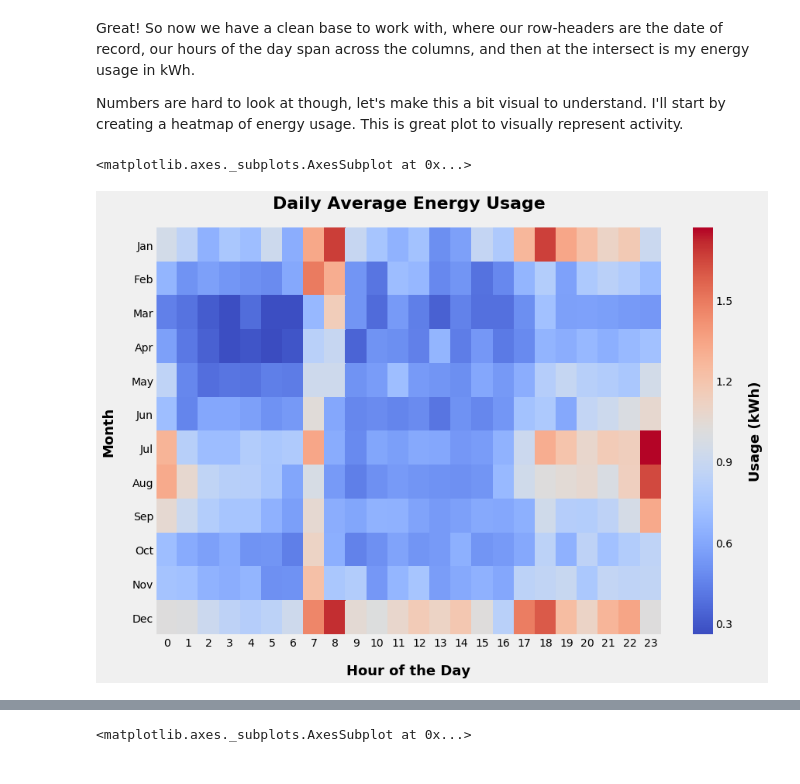
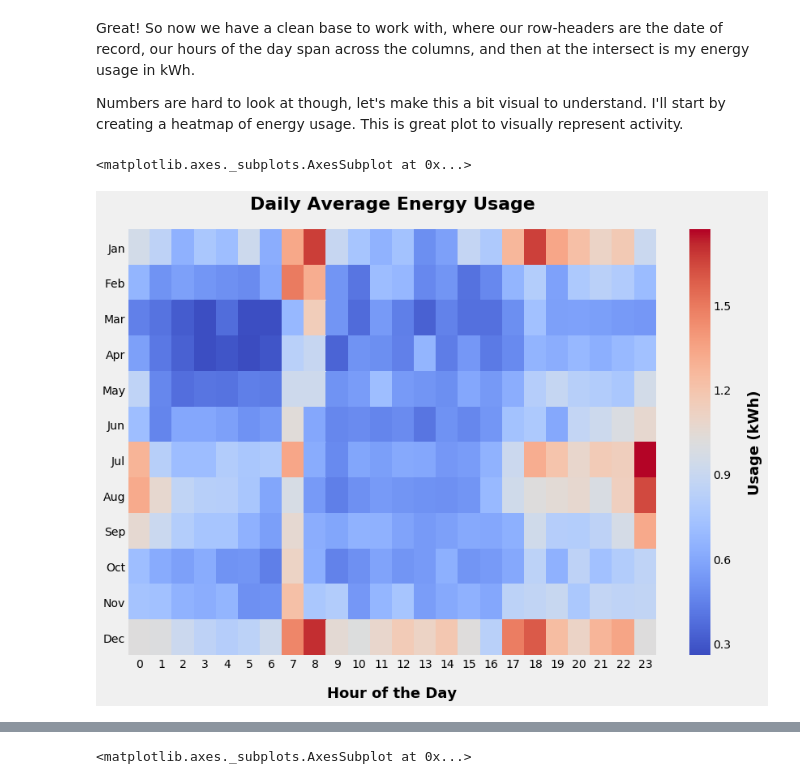
Before and after one commit to boonhapus/energy-usage-analysis, a Jupyter notebook: notebooks/Energy Analysis.ipynb, the cells around one changed output, grey strips where cells are left out. Drawn from its saved outputs; the diff is of its cells as text; code cells hidden in the pictures.

```diff
--- a/notebooks/Energy Analysis.ipynb
+++ b/notebooks/Energy Analysis.ipynb
@@ -196,35 +221,35 @@ plot to visually represent activity.
 # Leave our source data undisturbed.
 df = raw_df.copy()
 
-# Let's look at 2017 as a whole.
+# Let's look at 2017 as a whole, by month.
 df = df[df.date.dt.year == 2017].copy()
 df['month'] = df.date.dt.month
 df['month_name'] = df.date.apply(lambda x: x.strftime('%b'))
 
 # The 538 graph styles look clean to me without much work.
 style.use('fivethirtyeight')
 fig, ax = plt.subplots(figsize=(13, 9))
 
 # Plot our Figure
 ax = sns.heatmap(
     df.groupby(['month', 'month_name']).mean(),
     cmap='coolwarm',
     ax=ax,
 )
 
 # Grab a reference to the colorbar. When plotting a single graph like above
 #     it's usually going to be the last ax of all the axes. It should be
 #     understood that the colorbar is simply another ax!
 colorbar = fig.axes[-1]
 
 # Customize the plotted Ax & Colorbar
 ax.set_title('Daily Average Energy Usage', pad=25, size=22, weight='bold')
-ax.set_ylabel('Month', labelpad=20, size=18, weight='bold')
+ax.set_ylabel('', labelpad=20, size=18, weight='bold')
 ax.set_xlabel('Hour of the Day', labelpad=20, size=18, weight='bold')
 ax.set_yticklabels(reversed(df.month_name.unique()))
 colorbar.set_ylabel('Usage (kWh)', labelpad=20, size=18, weight='bold')
 
 ax
 # %% [output]
 <matplotlib.axes._subplots.AxesSubplot at 0x...>
-[figure, old version]
+[figure, new version]
```
Also changed, not shown: parts of 11 cells of this notebook.
